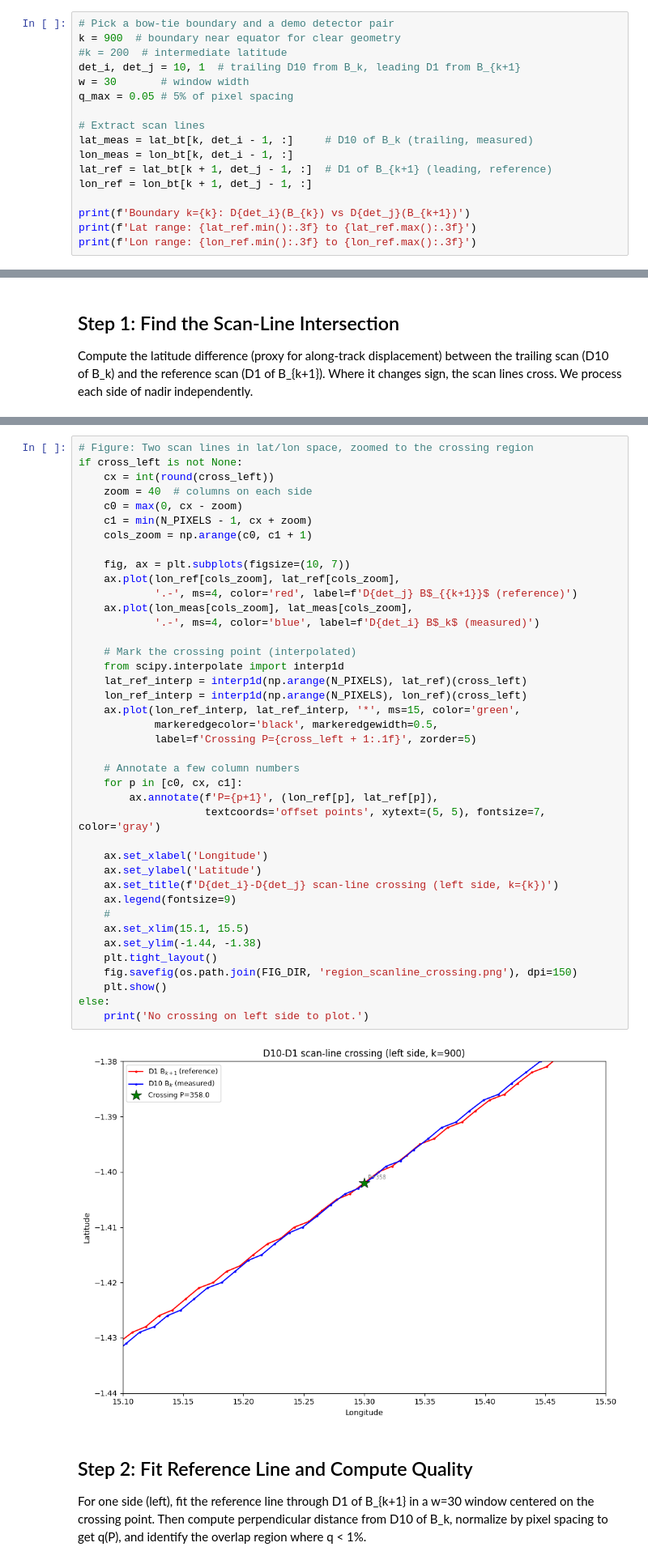
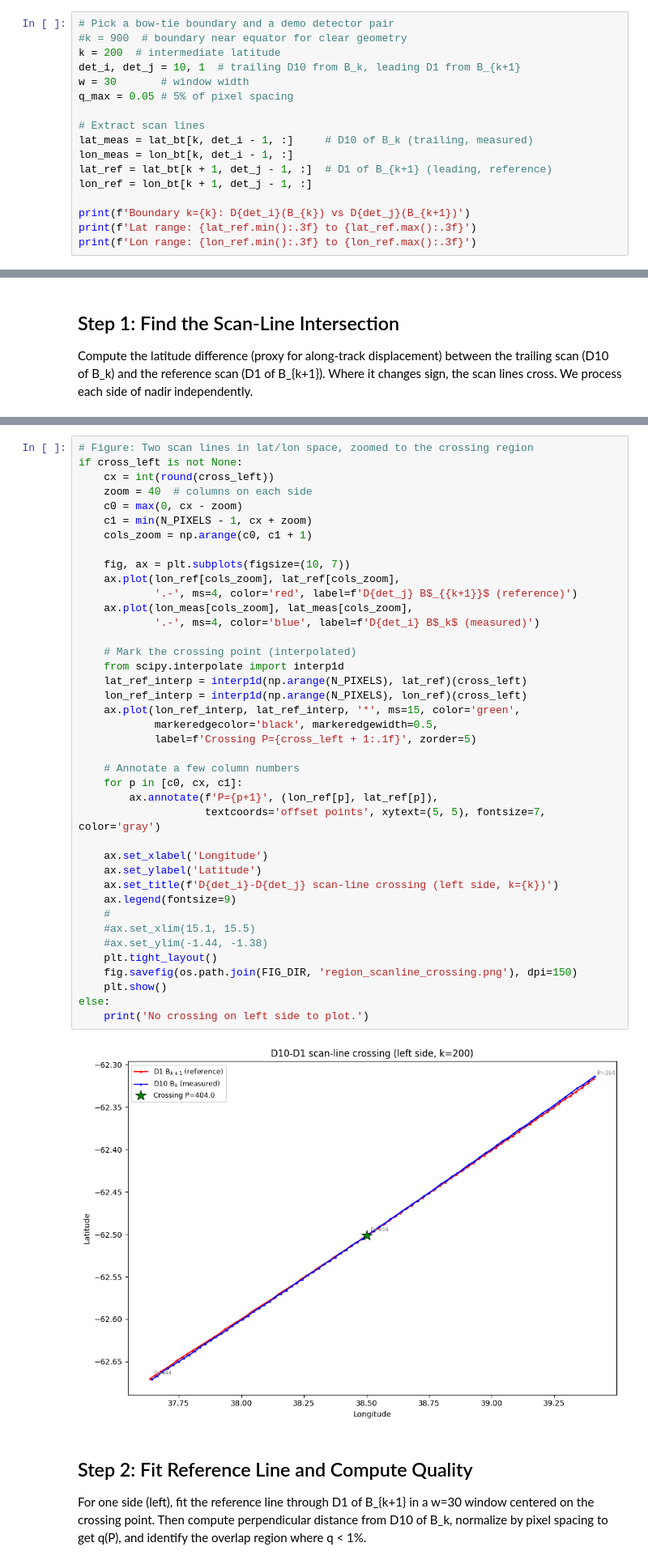
Before and after one commit to Sea-Meets-the-Stars/modis-correct, a Jupyter notebook: dev/matchups/nb/Test_region.ipynb, the cells around one changed output, grey strips where cells are left out. Shown at 81% size. Drawn from its saved outputs; the diff is of its cells as text.

```diff
--- a/dev/matchups/nb/Test_region.ipynb
+++ b/dev/matchups/nb/Test_region.ipynb
@@ -42,8 +42,8 @@ print(f'Bow-tie array shape: {lat_bt.shape}')
 Bow-tie array shape: (4026, 10, 1354)
 # %%
 # Pick a bow-tie boundary and a demo detector pair
-k = 900  # boundary near equator for clear geometry
-#k = 200  # intermediate latitude
+#k = 900  # boundary near equator for clear geometry
+k = 200  # intermediate latitude
 det_i, det_j = 10, 1  # trailing D10 from B_k, leading D1 from B_{k+1}
 w = 30       # window width
 q_max = 0.05 # 5% of pixel spacing
@@ -125,36 +125,36 @@ if cross_left is not None:
     fig, ax = plt.subplots(figsize=(10, 7))
     ax.plot(lon_ref[cols_zoom], lat_ref[cols_zoom],
             '.-', ms=4, color='red', label=f'D{det_j} B$_{{k+1}}$ (reference)')
     ax.plot(lon_meas[cols_zoom], lat_meas[cols_zoom],
             '.-', ms=4, color='blue', label=f'D{det_i} B$_k$ (measured)')
 
     # Mark the crossing point (interpolated)
     from scipy.interpolate import interp1d
     lat_ref_interp = interp1d(np.arange(N_PIXELS), lat_ref)(cross_left)
     lon_ref_interp = interp1d(np.arange(N_PIXELS), lon_ref)(cross_left)
     ax.plot(lon_ref_interp, lat_ref_interp, '*', ms=15, color='green',
             markeredgecolor='black', markeredgewidth=0.5,
             label=f'Crossing P={cross_left + 1:.1f}', zorder=5)
 
     # Annotate a few column numbers
     for p in [c0, cx, c1]:
         ax.annotate(f'P={p+1}', (lon_ref[p], lat_ref[p]),
                     textcoords='offset points', xytext=(5, 5), fontsize=7, color='gray')
 
     ax.set_xlabel('Longitude')
     ax.set_ylabel('Latitude')
     ax.set_title(f'D{det_i}-D{det_j} scan-line crossing (left side, k={k})')
     ax.legend(fontsize=9)
     #
-    ax.set_xlim(15.1, 15.5)
-    ax.set_ylim(-1.44, -1.38)
+    #ax.set_xlim(15.1, 15.5)
+    #ax.set_ylim(-1.44, -1.38)
     plt.tight_layout()
     fig.savefig(os.path.join(FIG_DIR, 'region_scanline_crossing.png'), dpi=150)
     plt.show()
 else:
     print('No crossing on left side to plot.')
 # %% [output]
-[figure, old version]
+[figure, new version]
 # %% [markdown]
 ## Step 2: Fit Reference Line and Compute Quality
 
```
Also changed, not shown: parts of 5 cells of this notebook.
